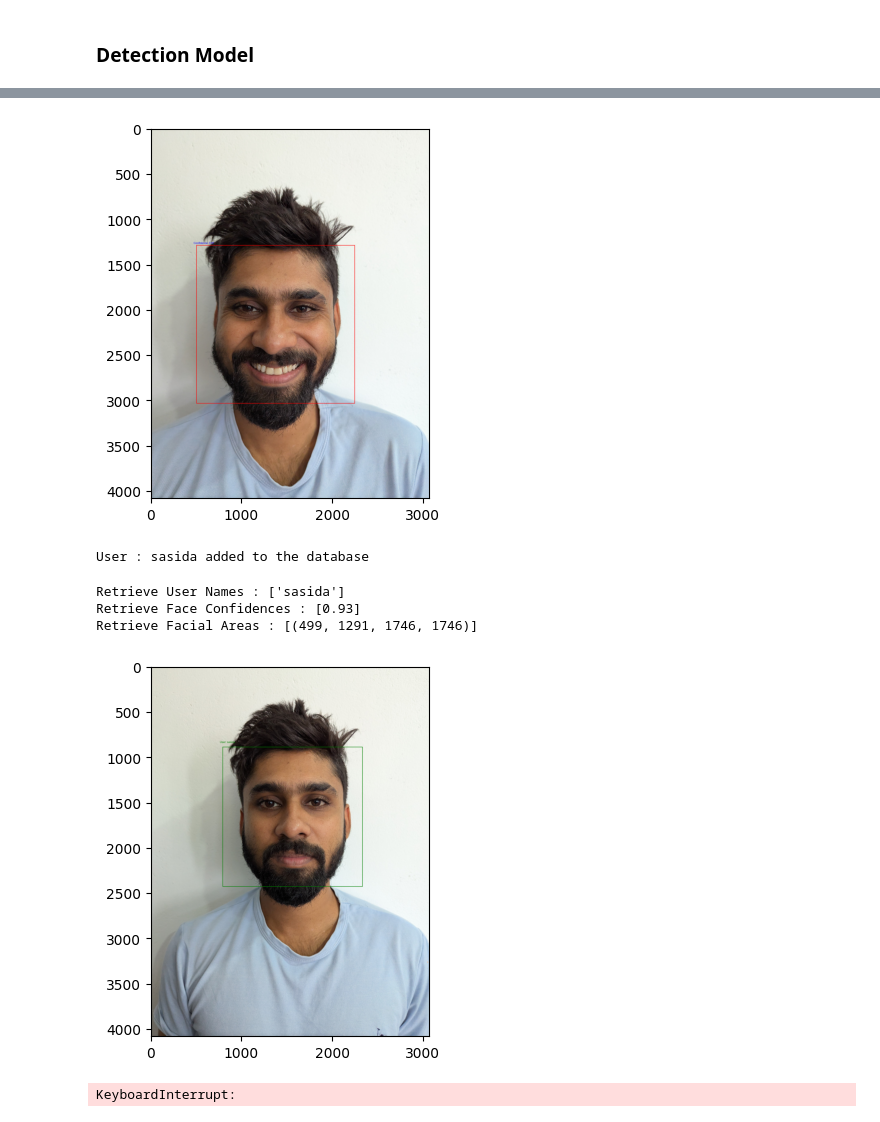
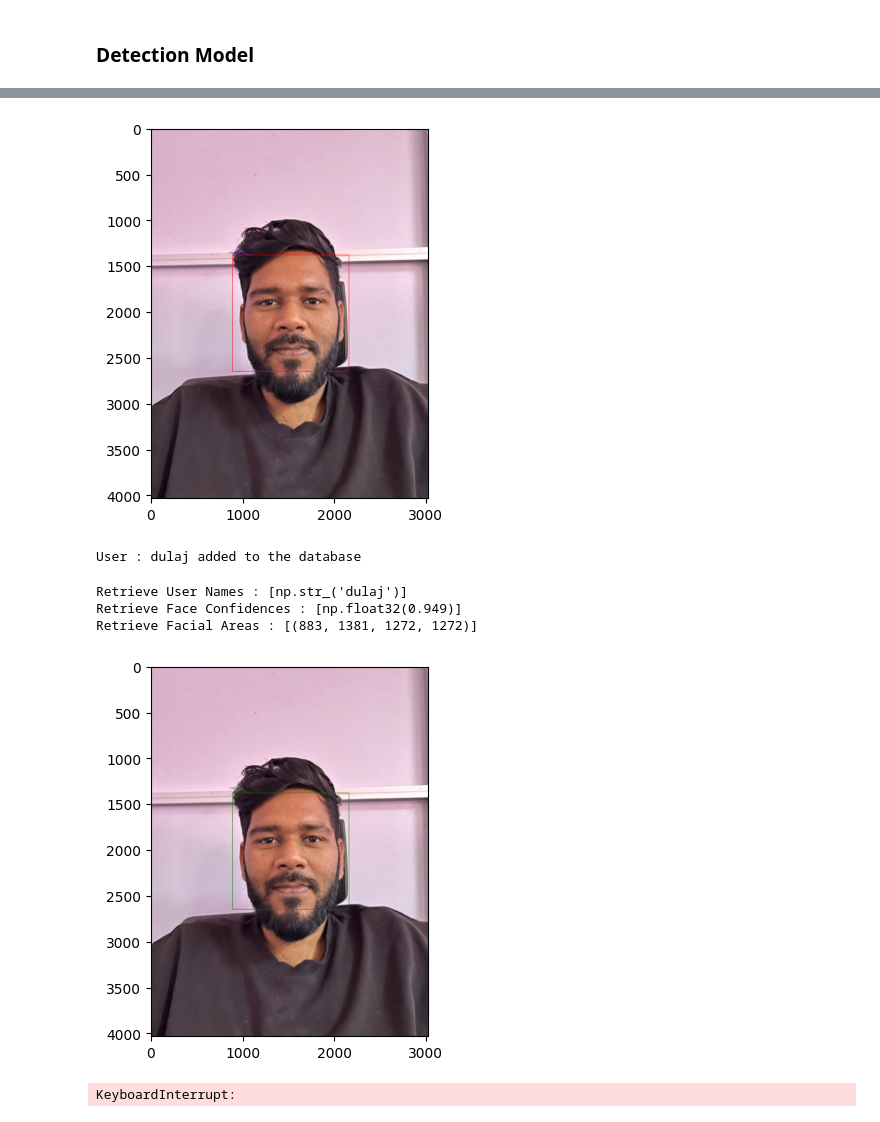
Before and after one commit to purnalakshitha99/edu-smart-e-learning-platform-apis, a Jupyter notebook: USER_VARIFICATION_SERVICE/face_recogntion.ipynb, the cells around one changed output, grey strips where cells are left out. Drawn from its saved outputs; the diff is of its cells as text; code cells hidden in the pictures.

Commit message:
added dulaj person for facedb and verify

```diff
--- a/USER_VARIFICATION_SERVICE/face_recogntion.ipynb
+++ b/USER_VARIFICATION_SERVICE/face_recogntion.ipynb
@@ -143,10 +143,10 @@ def visualize_face_detection(img_path):
 
     plt.imshow(image)
 # %%
-img_path = "data/facedb/sasida/sasida (3).jpg"
+img_path = "data/facedb/dulaj/dulaj (2).jpg"
 visualize_face_detection(img_path)
 # %% [output]
-[figure, old version]
+[figure, new version]
 # %%
 def extract_face_information_for_db(img_path):
     # face_objs = DeepFace.represent(
@@ -382,9 +382,9 @@ def verify_and_visualize_user_realtime(username):
     cap.release()
     cv.destroyAllWindows()
 # %%
-add_user_to_db('sasida')
+add_user_to_db('dulaj')
 # %% [output]
-User : sasida added to the database
+User : dulaj added to the database
 # %%
 retrieved_user_names, retrieved_facial_areas, retrieved_face_confidences = search_face_in_db(img_path)
 
@@ -392,11 +392,11 @@ print(f"Retrieve User Names : {retrieved_user_names}")
 print(f"Retrieve Face Confidences : {retrieved_face_confidences}")
 print(f"Retrieve Facial Areas : {retrieved_facial_areas}")
 # %% [output]
-Retrieve User Names : ['sasida']
-Retrieve Face Confidences : [0.93]
-Retrieve Facial Areas : [(499, 1291, 1746, 1746)]
+Retrieve User Names : [np.str_('dulaj')]
+Retrieve Face Confidences : [np.float32(0.949)]
+Retrieve Facial Areas : [(883, 1381, 1272, 1272)]
 # %%
-verify_and_visualize_user("sasida", 'data/test_images/sasida (7).jpg')
+verify_and_visualize_user("dulaj", 'data/test_images/dulaj (2).jpg')
 # %% [output]
-[figure, old version]
+[figure, new version]
 # %%
```
Also changed, not shown: parts of 3 cells of this notebook.
